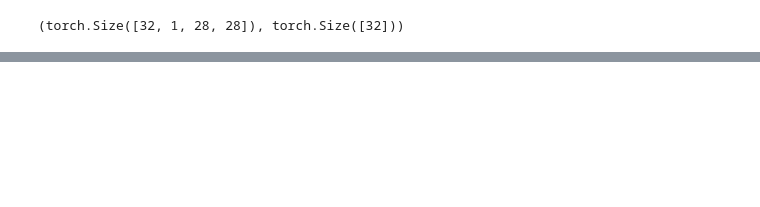
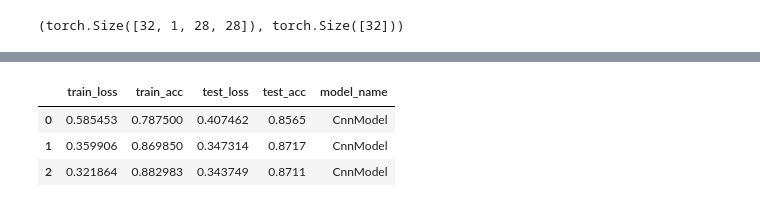
Before and after one commit to DavidDanell/PyTorch, a Jupyter notebook: cnn2.ipynb, the cells around one changed output, grey strips where cells are left out. Cells and saved outputs as stored; diff of their text form; code cells hidden in the pictures; blank space fills up the shorter version.

```diff
--- a/cnn2.ipynb
+++ b/cnn2.ipynb
@@ -57,3 +52,6 @@ train_features_batch, train_labels_batch= next(iter(train_data_loader))
 train_features_batch.size() ,train_labels_batch.size()
 # %% [output]
 (torch.Size([32, 1, 28, 28]), torch.Size([32]))
+# %%
+device= 'cuda' if torch.cuda.is_available() else 'cpu'
+device
@@ -59,0 +197,3 @@ train_features_batch.size() ,train_labels_batch.size()
+# %%
+loss_fn= nn.CrossEntropyLoss()
+optim= torch.optim.SGD(params=model.parameters(), lr= 0.1)
@@ -59,0 +265,29 @@ train_features_batch.size() ,train_labels_batch.size()
+# %%
+
+EPOCHS=3
+
+history= {
+    'train_loss': [],
+    'train_acc': [],
+    'test_loss': [],
+    'test_acc': [],
+    'model_name': []
+}
+
+for epoch in range(EPOCHS):
+    loss, acc= train_one_epoch(model, optim, loss_fn, train_data_loader, device)
+    test_loss, test_acc= eval_model(model, device, test_data_loader, loss_fn)
+
+    history['train_loss'].append(loss)
+    history['train_acc'].append(acc)
+    history['test_loss'].append(test_loss)
+    history['test_acc'].append(test_acc)
+    history['model_name'].append(model._get_name()) # eller __class__.__name__
+
+
+    print(f'epoch: {epoch} / {EPOCHS}')
+    print(f'train loss: {loss:.5f} ')
+    print(f'train acc: {acc:.5f} \n')
+
+    print(f'test loss: {test_loss:.5f} ')
+    print(f'test acc: {test_acc:.5f} \n')
@@ -59,0 +315,11 @@ train_features_batch.size() ,train_labels_batch.size()
+# %%
+import pandas as pd
+
+
+history= pd.DataFrame(history)
+history
+# %% [output]
+|  | train_loss | train_acc | test_loss | test_acc | model_name |
+| 0 | 0.585453 | 0.787500 | 0.407462 | 0.8565 | CnnModel |
+| 1 | 0.359906 | 0.869850 | 0.347314 | 0.8717 | CnnModel |
+| 2 | 0.321864 | 0.882983 | 0.343749 | 0.8711 | CnnModel |
```
Also changed, not shown: parts of 26 cells of this notebook.
